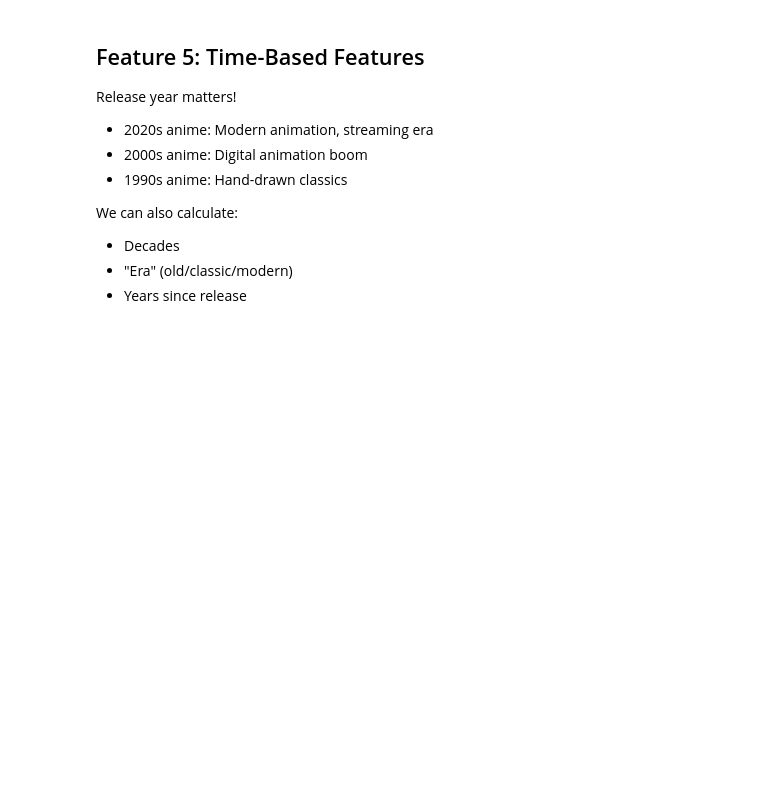
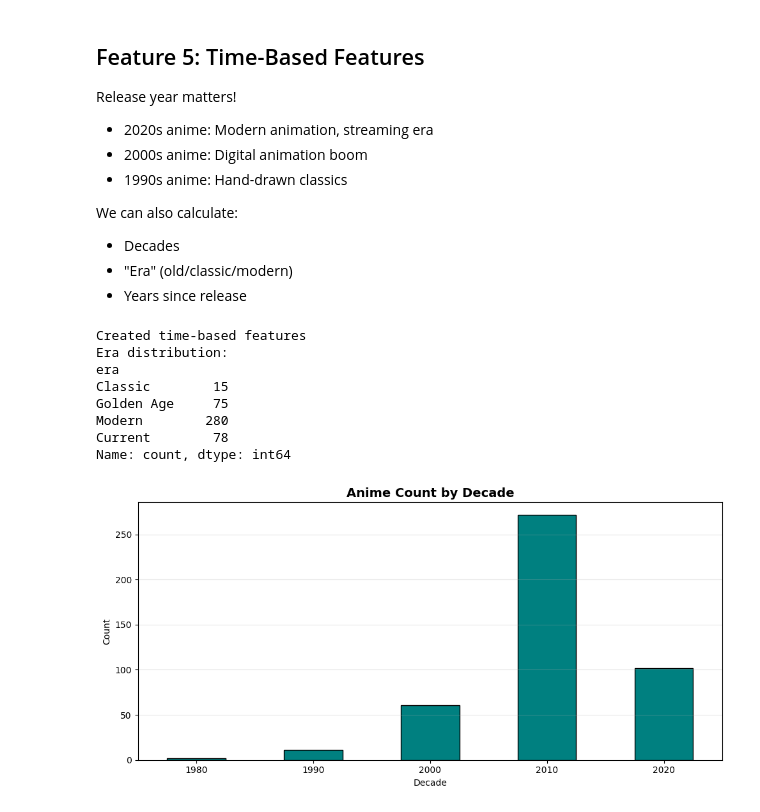
Before and after one commit to AlexeiLuchian/anime-recommender, a Jupyter notebook: notebooks/02_feature_engineering.ipynb, the cells around one changed output. Cells and saved outputs as stored; diff of their text form; code cells hidden in the pictures; blank space fills up the shorter version.

```diff
--- a/notebooks/02_feature_engineering.ipynb
+++ b/notebooks/02_feature_engineering.ipynb
@@ -321,3 +321,41 @@ We can also calculate:
 - Decades
 - "Era" (old/classic/modern)
 - Years since release
+# %%
+current_year = 2025
+df['years_since_release'] = current_year - df['year']
+df['years_since_release_normalized'] = MinMaxScaler().fit_transform(df[['years_since_release']])
+
+df['decade'] = (df['year'] // 10) * 10
+
+df['era'] = pd.cut(
+    df['year'],
+    bins=[1960, 2000, 2010, 2020, 2025],
+    labels=['Classic', 'Golden Age', 'Modern', 'Current']
+)
+
+era_encoded = pd.get_dummies(df['era'], prefix='era')
+
+print("Created time-based features")
+print(f"Era distribution:")
+print(df['era'].value_counts().sort_index())
+
+plt.figure(figsize=(10, 5))
+df['decade'].value_counts().sort_index().plot(kind='bar', color='teal', edgecolor='black')
+plt.title('Anime Count by Decade', fontsize=14, fontweight='bold')
+plt.xlabel('Decade')
+plt.ylabel('Count')
+plt.xticks(rotation=0)
+plt.grid(alpha=0.3, axis='y')
+plt.tight_layout()
+plt.show()
+# %% [output]
+Created time-based features
+Era distribution:
+era
+Classic        15
+Golden Age     75
+Modern        280
+Current        78
+Name: count, dtype: int64
+[figure, added]
```
Also changed, not shown: parts of 4 cells of this notebook, 5 other files.
